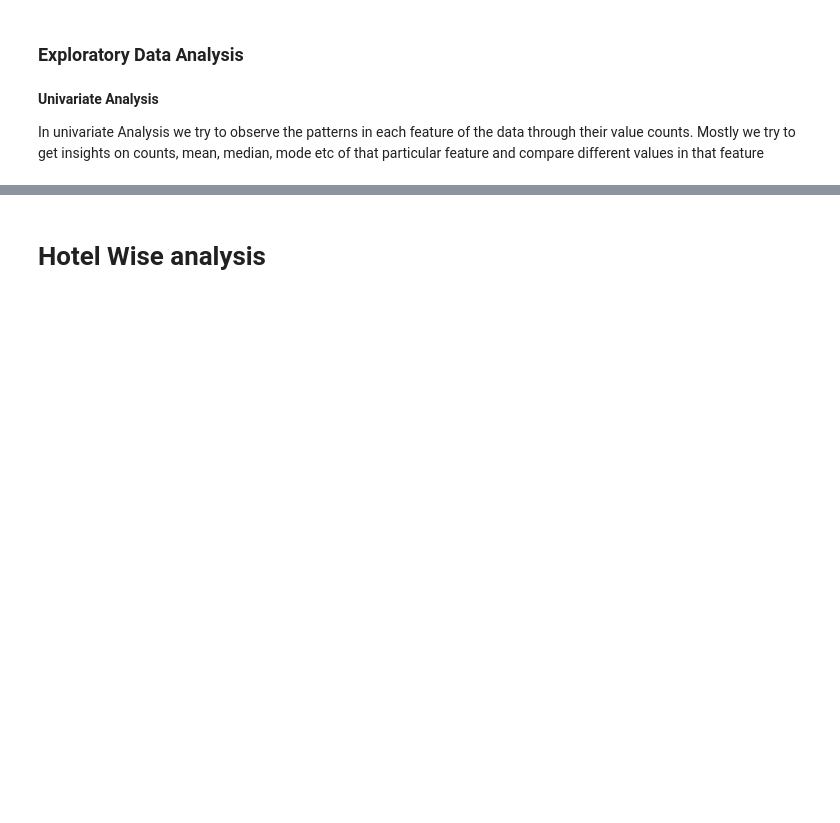
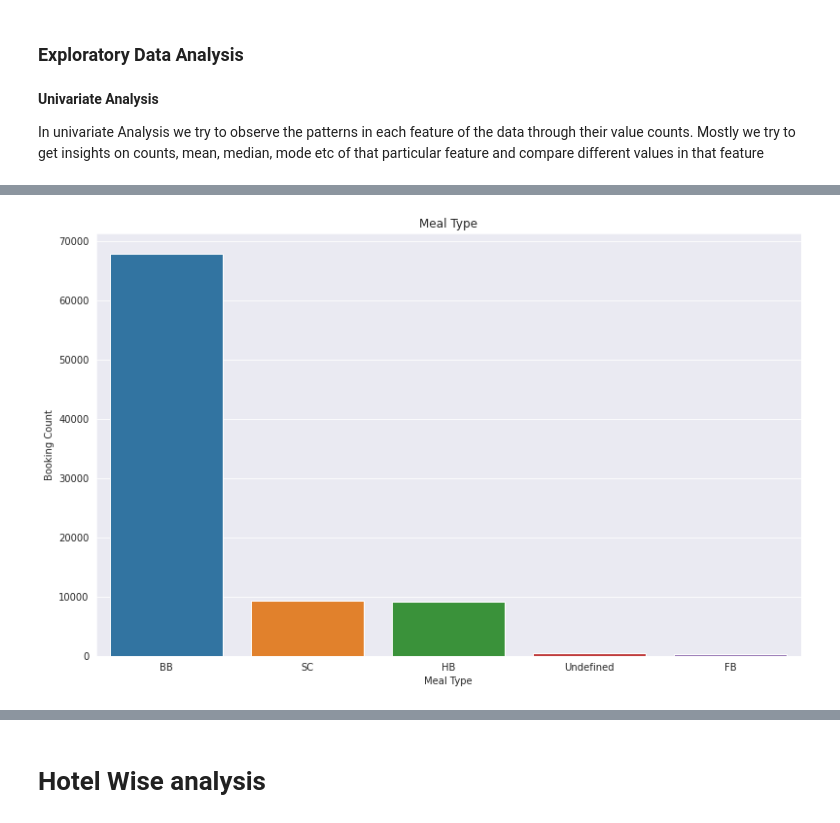
Before and after one commit to Haseeb227/Hotel-Booking-Analysis, a Jupyter notebook: Hotel_booking_analysis(Final).ipynb, the cells around one changed output, grey strips where cells are left out. Saved outputs shown, nothing was run; the diff lists cells and outputs as text; code cells hidden in the pictures; blank space fills up the shorter version.

```diff
--- a/Hotel_booking_analysis(Final).ipynb
+++ b/Hotel_booking_analysis(Final).ipynb
@@ -355,10 +474,12 @@ plot(x,y,x_label='Month',y_label='count',figsize=(13,8),title='Total number of p
 # %%
 #meal
 df1=df['meal']
 df1=df1.value_counts()
 x=df1.index.values
 y=df1.values
-plot(x,y,x_label='Month',y_label='count',figsize=(13,8),title='Meal Type')
+plot(x,y,x_label='Meal Type',y_label='Booking Count',figsize=(13,8),title='Meal Type')
+# %% [output]
+[figure, added]
 # %%
 #total_night_stays
 #meal
```
Also changed, not shown: parts of 43 cells of this notebook.
